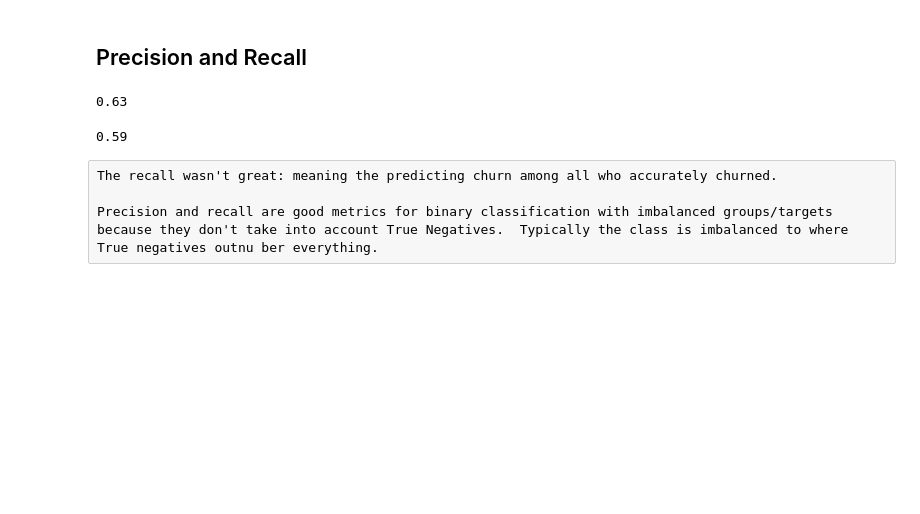
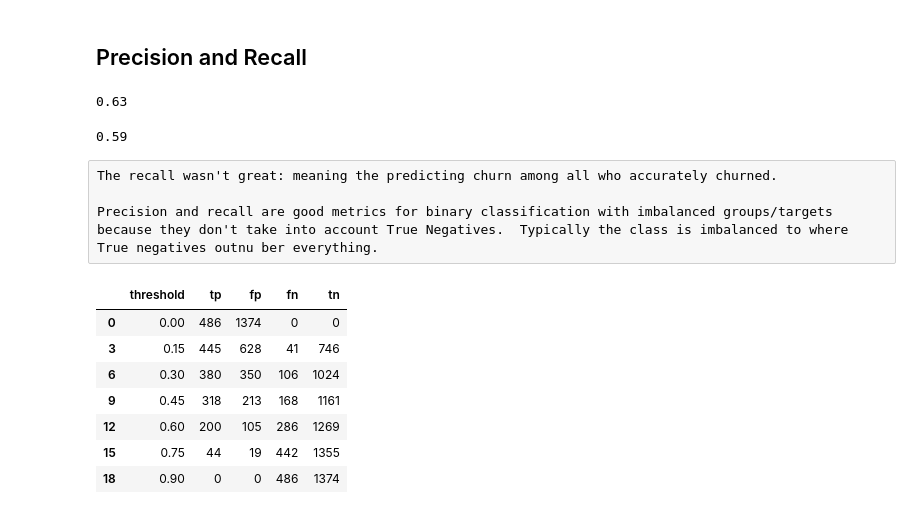
Before and after one commit to shammer83/Churn, a Jupyter notebook: Telco Churn Model.ipynb, the cells around one changed output. Saved outputs shown, nothing was run; the diff lists cells and outputs as text; code cells hidden in the pictures; blank space fills up the shorter version.

```diff
--- a/Telco Churn Model.ipynb
+++ b/Telco Churn Model.ipynb
@@ -649,0 +667,11 @@ Precision and recall are good metrics for binary classification with imbalanced
+# %%
+df_scores[::3] ## shows every third record of the dataframe
+# %% [output]
+|  | threshold | tp | fp | fn | tn |
+| 0 | 0.00 | 486 | 1374 | 0 | 0 |
+| 3 | 0.15 | 445 | 628 | 41 | 746 |
+| 6 | 0.30 | 380 | 350 | 106 | 1024 |
+| 9 | 0.45 | 318 | 213 | 168 | 1161 |
+| 12 | 0.60 | 200 | 105 | 286 | 1269 |
+| 15 | 0.75 | 44 | 19 | 442 | 1355 |
+| 18 | 0.90 | 0 | 0 | 486 | 1374 |
```
Also changed, not shown: parts of 5 cells of this notebook.
